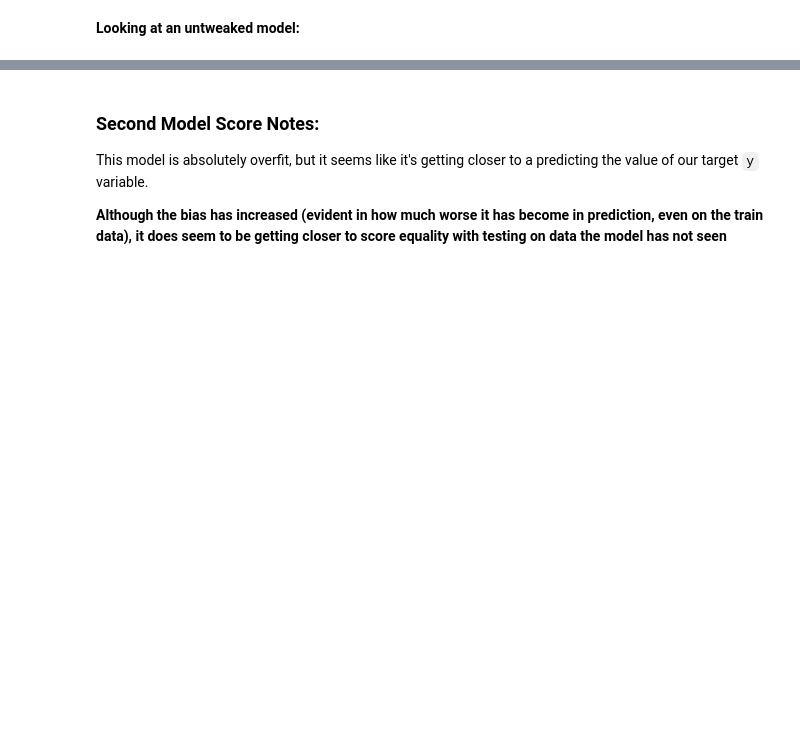
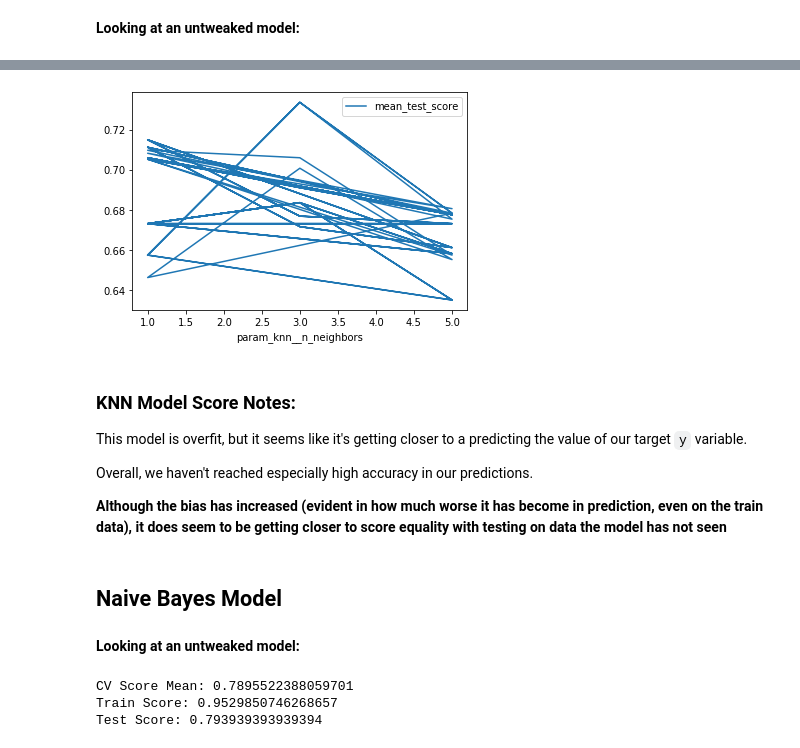
Before and after one commit to patruq/reddit-nlp, a Jupyter notebook: code/model-1.2.ipynb, the cells around one changed output, grey strips where cells are left out. Cells and saved outputs as stored; diff of their text form; code cells hidden in the pictures; blank space fills up the shorter version.

Commit message:
models updated. Needs analysis

```diff
--- a/code/model-1.2.ipynb
+++ b/code/model-1.2.ipynb
@@ -396,0 +632,13 @@ Test Score: 0.66
+# %%
+# Testing the model performance on new data
+print(f"CV Score Mean: {cross_val_score(knn_pipe, X_train, y_train, cv=5).mean()}")
+
+# Fit
+knn_pipe.fit(X_train, y_train)
+
+# Train Score
+print(f"Train Score: {knn_pipe.score(X_train, y_train)}")
+
+# Test Score
+print(f"Test Score: {knn_pipe.score(X_test, y_test)}")
+knn_default_score = knn_pipe.score(X_test, y_test)
@@ -399,16 +710,19 @@ Test Score: 0.66
 # %%
-logreg_model_params = {
+knn_params = {
     "cvec__ngram_range": [(1, 1), (1, 2)],     # 2
-    "cvec__max_features": [1000, 2500, 5000],  # 3
+    "cvec__max_features": [3000, 5000, 7500],  # 3
     "cvec__min_df": [1, 2, 5, 10],             # 4
-    "knn__n_neighbors": [3, 5, 9, 11],         # 4
+    "knn__n_neighbors": [1, 3, 5],         # 4
     "knn__p": [1, 2]                           # 2
 }
+
+
+gs = GridSearchCV(knn_pipe,
+                  knn_params,
+                  cv=5,
+                  verbose=10)
+
+# 960 Models
-# %%
-gs = GridSearchCV(log_reg_pipe,
-                  logreg_model_params,
-                  cv=5,
-                  verbose=10)
 # %%
 gs.fit(X_train, y_train);
 # %% [output]
@@ -556,0 +794,3 @@ best_params
+# %%
+knn_df = pd.DataFrame(gs.cv_results_)
+knn_df.head()
@@ -557,6 +804,15 @@ best_params
+# %%
+knn_metric_df = knn_df[knn_df['param_knn__p'] == 1]
+knn_metric_df.plot(x='param_knn__n_neighbors', y='mean_test_score');
+# %% [output]
+[figure, added]
 # %% [markdown]
-### Second Model Score Notes:
+### KNN Model Score Notes:
 
-This model is absolutely overfit, but it seems like it's getting closer to a predicting the value of our target `y` variable.
+This model is overfit, but it seems like it's getting closer to a predicting the value of our target `y` variable.
+
+Overall, we haven't reached especially high accuracy in our predictions.
 
  **Although the bias has increased (evident in how much worse it has become in prediction, even on the train data), it does seem to be getting closer to score equality with testing on data the model has not seen**
+# %% [markdown]
+## Naive Bayes Model
@@ -562,0 +824,19 @@ This model is absolutely overfit, but it seems like it's getting closer to a pre
+# %% [markdown]
+**Looking at an untweaked model:**
+# %%
+# Testing the model performance on new data
+print(f"CV Score Mean: {cross_val_score(nb_pipe, X_train, y_train, cv=5).mean()}")
+
+# Fit
+nb_pipe.fit(X_train, y_train)
+
+# Train Score
+print(f"Train Score: {nb_pipe.score(X_train, y_train)}")
+
+# Test Score
+print(f"Test Score: {nb_pipe.score(X_test, y_test)}")
+nb_default_score = nb_pipe.score(X_test, y_test)
+# %% [output]
+CV Score Mean: 0.7895522388059701
+Train Score: 0.9529850746268657
+Test Score: 0.793939393939394
```
Also changed, not shown: parts of 84 cells of this notebook, 3 other files.
